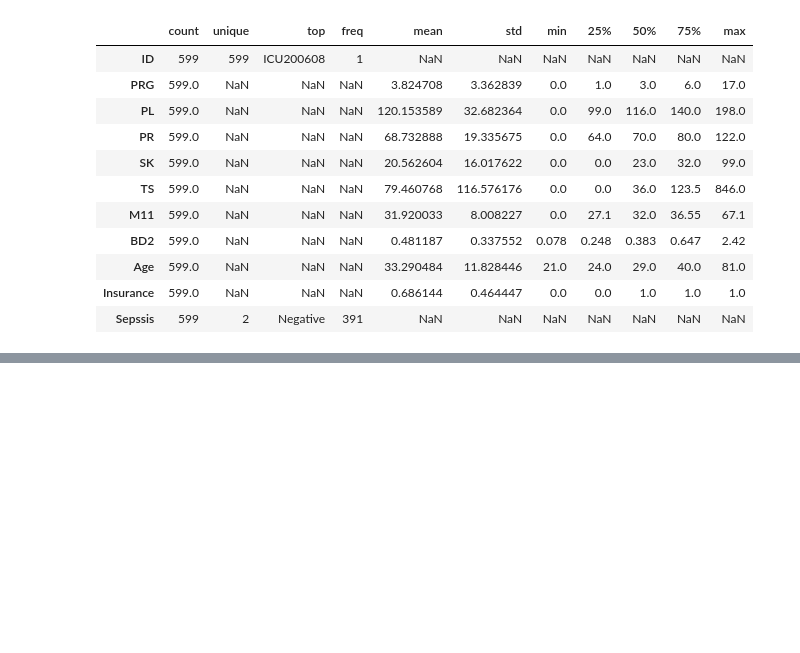
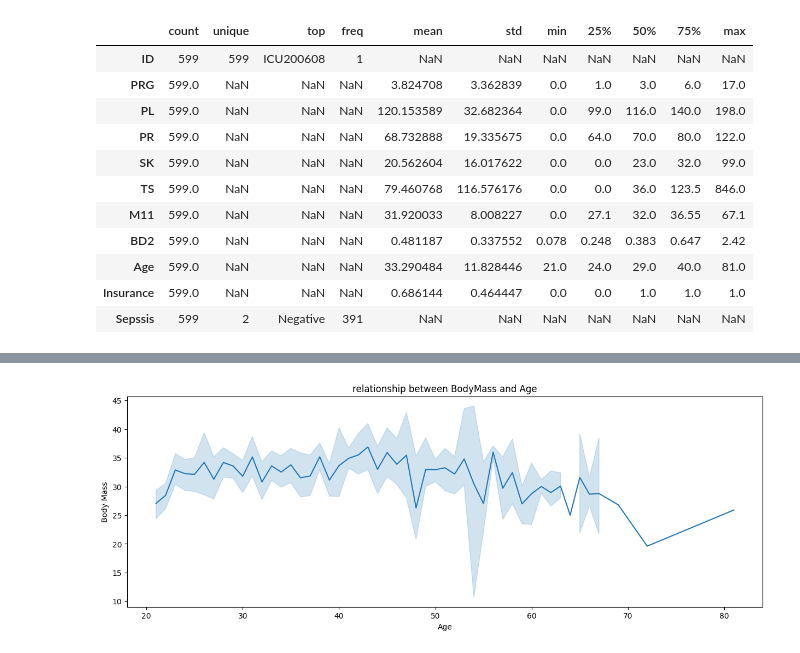
Before and after one commit to Felo10coder/Machine-Learning-API-s, a Jupyter notebook: ML_APIs.ipynb, the cells around one changed output, grey strips where cells are left out. Cells and saved outputs as stored; diff of their text form; code cells hidden in the pictures; blank space fills up the shorter version.

```diff
--- a/ML_APIs.ipynb
+++ b/ML_APIs.ipynb
@@ -137,0 +215,9 @@ df.describe(include='all').T
+# %%
+##plotting a lineplot between body mass and age
+plt.figure(figsize=(15,5))
+sns.lineplot(df,x=df['Age'],y=df['M11'])
+plt.title("relationship between BodyMass and Age")
+plt.ylabel("Body Mass")
+plt.show()
+# %% [output]
+[figure, added]
```
Also changed, not shown: parts of 52 cells of this notebook.
